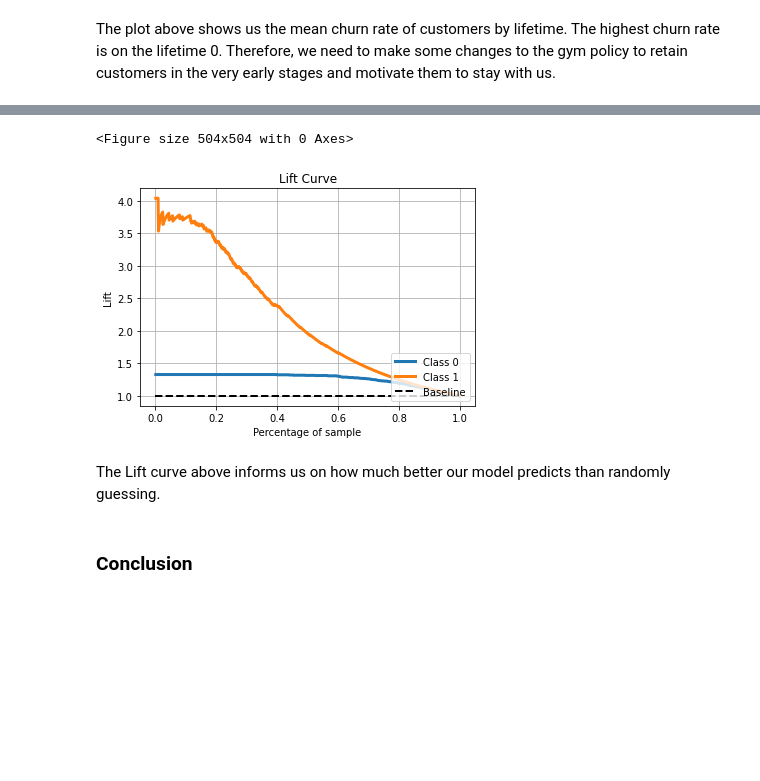
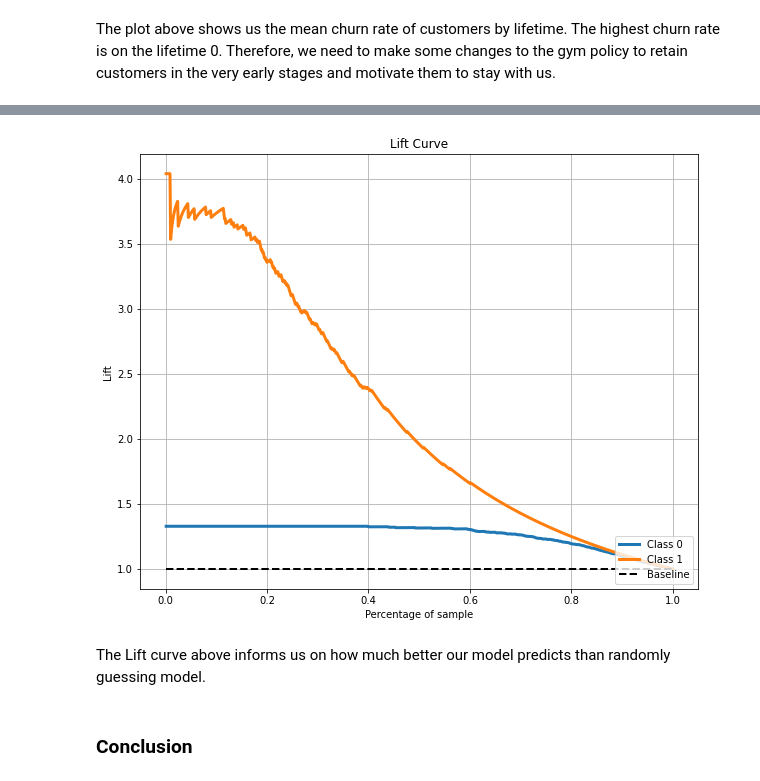
Before and after one commit to marytet/DataAnalystPortfolio, a Jupyter notebook: customer_churn_prediction_and_retention/gym.ipynb, the cells around one changed output, grey strips where cells are left out. Drawn from its saved outputs; the diff is of its cells as text; code cells hidden in the pictures; blank space fills up the shorter version.

```diff
--- a/customer_churn_prediction_and_retention/gym.ipynb
+++ b/customer_churn_prediction_and_retention/gym.ipynb
@@ -543,12 +548,11 @@ According to the Cumulative Gaines Curve, if we approach 20% of our customer bas
 # %%
-plt.figure(figsize=(7,7))
-skplt.metrics.plot_lift_curve(y_test, lr_probabilities)
+#plot Lift curve
+skplt.metrics.plot_lift_curve(y_test, lr_probabilities, figsize=(10,8))
 plt.show()
 # %% [output]
-<Figure size 504x504 with 0 Axes>
-[figure, old version]
+[figure, new version]
 # %% [markdown]
-The Lift curve above informs us on how much better our model predicts than randomly guessing.
+The Lift curve above informs us on how much better our model predicts than randomly guessing model.
 # %% [markdown]
 ### Conclusion
 # %% [markdown]
```
Also changed, not shown: parts of 35 cells of this notebook, 4 other files.
